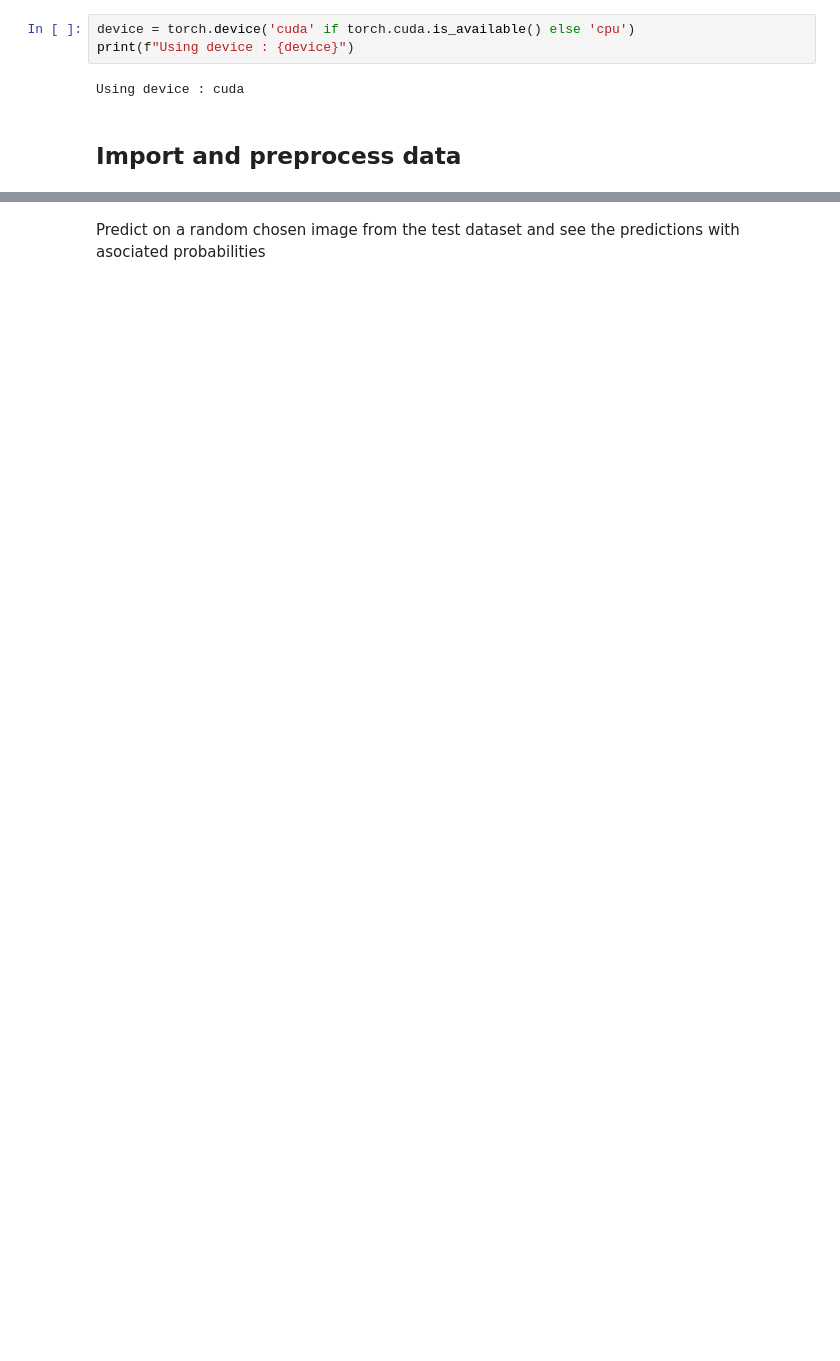
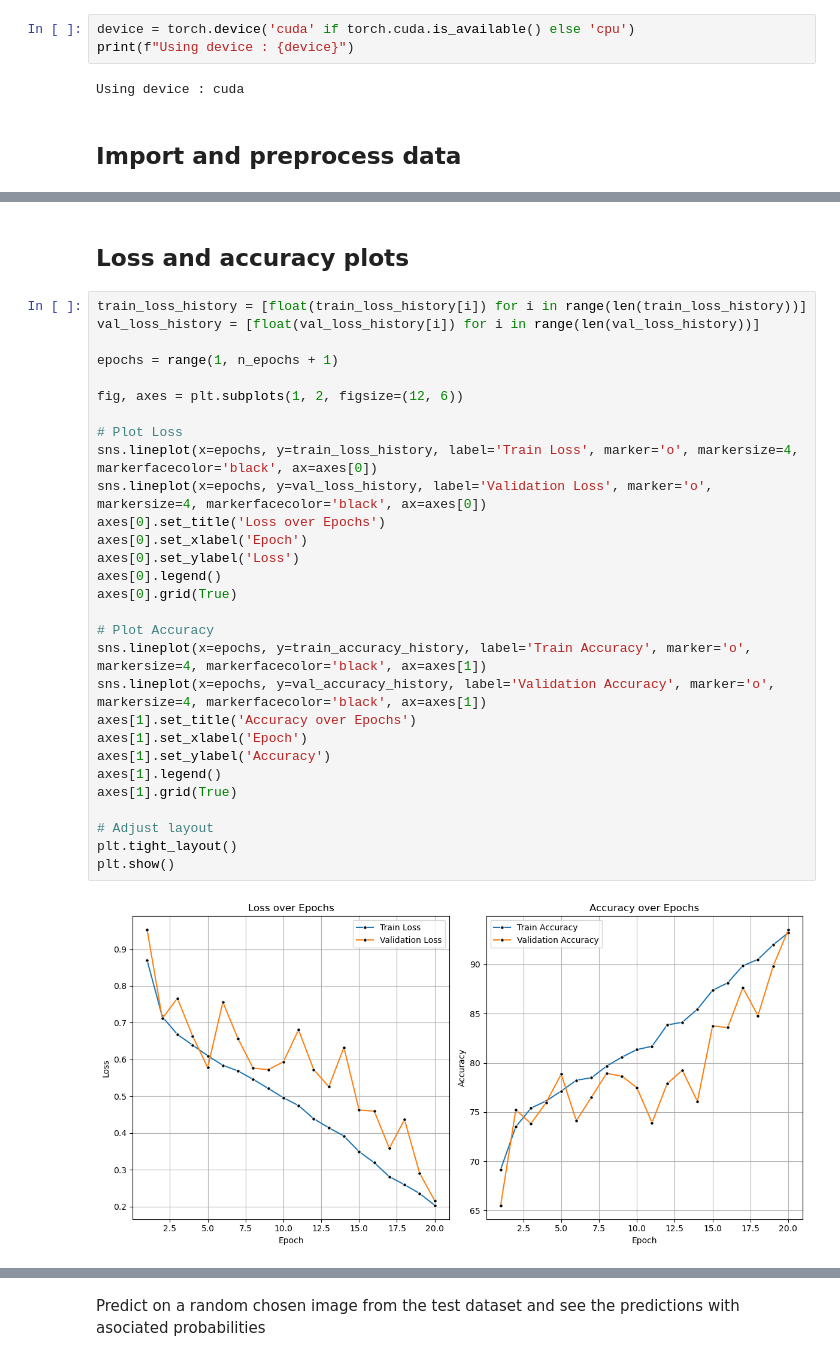
Before and after one commit to irrif/Computer_vision_skin_cancer_classification, a Jupyter notebook: skin_cancer.ipynb, the cells around one changed output, grey strips where cells are left out. Drawn from its saved outputs; the diff is of its cells as text; blank space fills up the shorter version.

```diff
--- a/skin_cancer.ipynb
+++ b/skin_cancer.ipynb
@@ -130,0 +199,33 @@ Validation set : Average Loss: 0.2823, Accuracy : 2323/2492 (93%)
+# %% [markdown]
+## Loss and accuracy plots
+# %%
+train_loss_history = [float(train_loss_history[i]) for i in range(len(train_loss_history))]
+val_loss_history = [float(val_loss_history[i]) for i in range(len(val_loss_history))]
+
+epochs = range(1, n_epochs + 1)
+
+fig, axes = plt.subplots(1, 2, figsize=(12, 6))
+
+# Plot Loss
+sns.lineplot(x=epochs, y=train_loss_history, label='Train Loss', marker='o', markersize=4, markerfacecolor='black', ax=axes[0])
+sns.lineplot(x=epochs, y=val_loss_history, label='Validation Loss', marker='o', markersize=4, markerfacecolor='black', ax=axes[0])
+axes[0].set_title('Loss over Epochs')
+axes[0].set_xlabel('Epoch')
+axes[0].set_ylabel('Loss')
+axes[0].legend()
+axes[0].grid(True)
+
+# Plot Accuracy
+sns.lineplot(x=epochs, y=train_accuracy_history, label='Train Accuracy', marker='o', markersize=4, markerfacecolor='black', ax=axes[1])
+sns.lineplot(x=epochs, y=val_accuracy_history, label='Validation Accuracy', marker='o', markersize=4, markerfacecolor='black', ax=axes[1])
+axes[1].set_title('Accuracy over Epochs')
+axes[1].set_xlabel('Epoch')
+axes[1].set_ylabel('Accuracy')
+axes[1].legend()
+axes[1].grid(True)
+
+# Adjust layout
+plt.tight_layout()
+plt.show()
+# %% [output]
+[figure, added]
```
Also changed, not shown: parts of 19 cells of this notebook.
